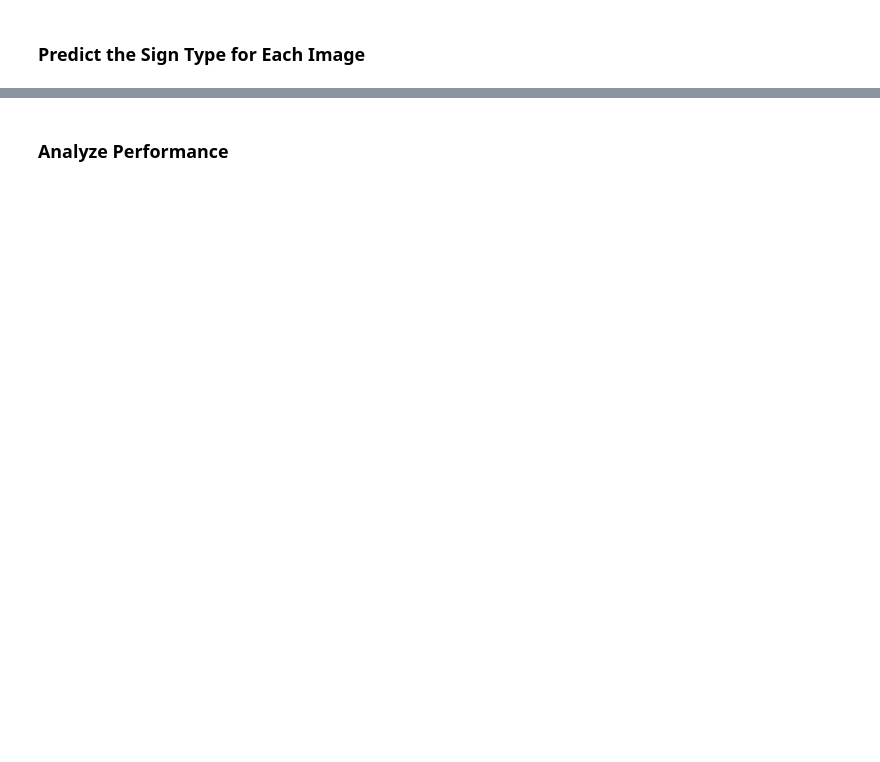
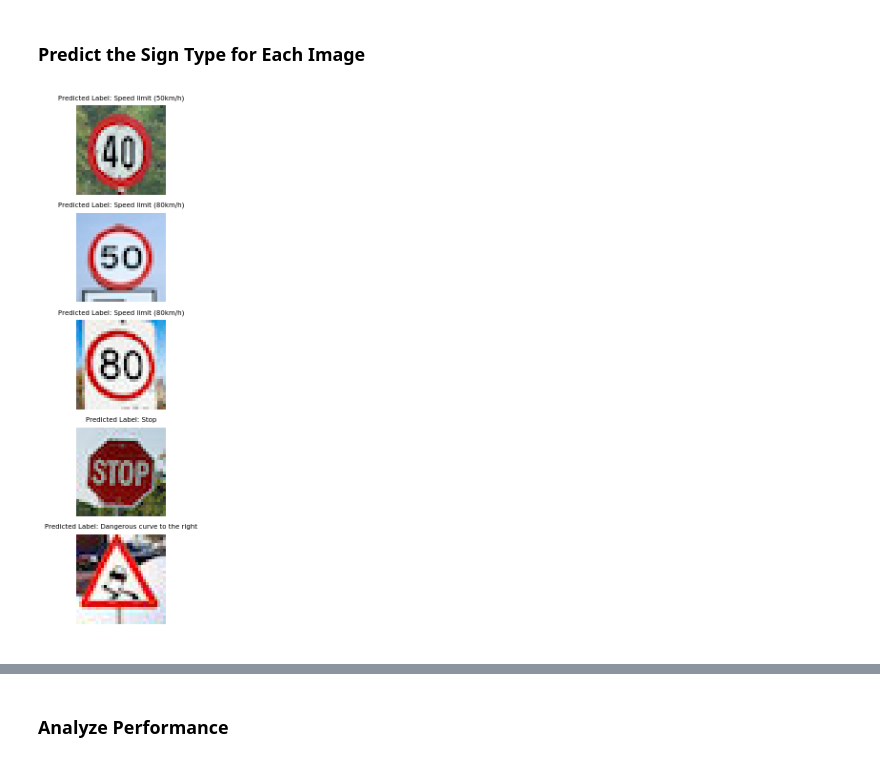
Before and after one commit to taoyang1/CarND-Term1-Project2-TrafficSignClassifier, a Jupyter notebook: Traffic_Sign_Classifier.ipynb, the cells around one changed output, grey strips where cells are left out. Cells and saved outputs as stored; diff of their text form; code cells hidden in the pictures; blank space fills up the shorter version.

```diff
--- a/Traffic_Sign_Classifier.ipynb
+++ b/Traffic_Sign_Classifier.ipynb
@@ -494,0 +538,36 @@ You may find `signnames.csv` useful as it contains mappings from the class id (i
+# %%
+### Run the predictions here and use the model to output the prediction for each image.
+### Make sure to pre-process the images with the same pre-processing pipeline used earlier.
+### Feel free to use as many code cells as needed.
+### Run the predictions here and use the model to output the prediction for each image.
+### Make sure to pre-process the images with the same pre-processing pipeline used earlier.
+### Feel free to use as many code cells as needed.
+test_images = test_images.astype(np.float32)
+test_images = normalize(test_images)
+
+labels = ['Speed limit (20km/h)', 'Speed limit (30km/h)', 'Speed limit (50km/h)', 'Speed limit (60km/h)',
+          'Speed limit (70km/h)', 'Speed limit (80km/h)', 'End of speed limit (80km/h)', 'Speed limit (100km/h)',
+          'Speed limit (120km/h)', 'No passing', 'No passing for vechiles over 3.5 metric tons',
+          'Right-of-way at the next intersection', 'Priority road', 'Yield', 'Stop', 'No vechiles',
+          'Vechiles over 3.5 metric tons prohibited', 'No entry', 'General caution', 'Dangerous curve to the left',
+          'Dangerous curve to the right', 'Double curve', 'Bumpy road', 'Slippery road', 'Road narrows on the right',
+          'Road work', 'Traffic signals', 'Pedestrians', 'Children crossing', 'Bicycles crossing',
+          'Beware of ice/snow', 'Wild animals crossing', 'End of all speed and passing limits', 'Turn right ahead',
+          'Turn left ahead', 'Ahead only', 'Go straight or right', 'Go straight or left', 'Keep right', 'Keep left',
+          'Roundabout mandatory', 'End of no passing', 'End of no passing by vechiles over 3.5 metric tons']
+
+
+with tf.Session() as sess:
+    saver.restore(sess, tf.train.latest_checkpoint('.'))
+
+    predicted_logits = sess.run(logits, feed_dict={x:test_images})
+    predicted_labels = np.argmax(predicted_logits, axis=1)
+
+for i in range(5):
+    image = mpimg.imread(directory + image_names[i])
+    plt.subplot(5, 1, i+1)
+    plt.imshow(image)
+    plt.axis('off')
+    plt.title("Predicted Label: " + labels[predicted_labels[i]], fontsize=7)
+# %% [output]
+[figure, added]
```
Also changed, not shown: parts of 33 cells of this notebook, 15 other files.
